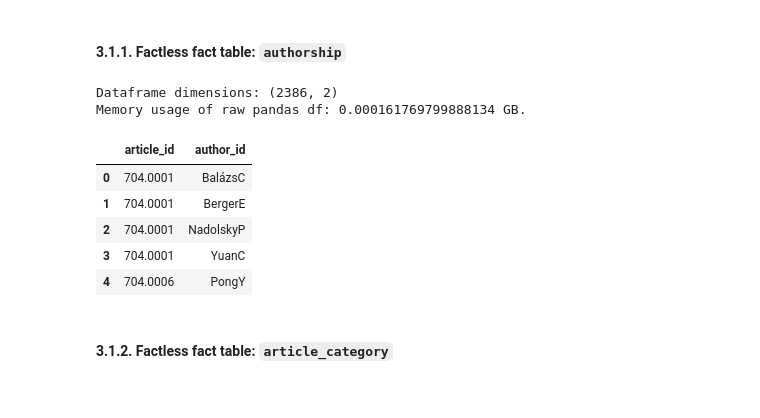
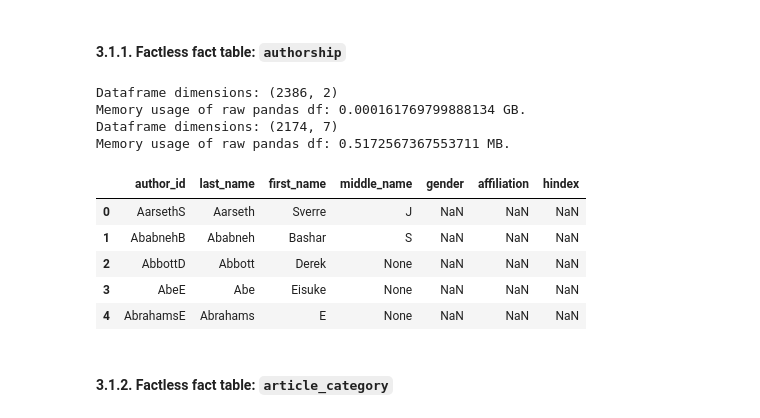
Before and after one commit to qetdr/research-data-pipeline, a Jupyter notebook: 0_DE_Project_RawToDWH.ipynb, the cells around one changed output. Cells and saved outputs as stored; diff of their text form; code cells hidden in the pictures.

Commit message:
merged the ETL of author and authorship

```diff
--- a/0_DE_Project_RawToDWH.ipynb
+++ b/0_DE_Project_RawToDWH.ipynb
@@ -205,40 +202,65 @@ df.head()
 ## NB! Creating `authorship_raw` - for later authors extraction
 authorship_raw = df[['id', 'authors_parsed']].set_index('id')
 authorship_raw['n_authors'] = authorship_raw['authors_parsed'].str.len()
 authorship_raw = pd.DataFrame(authorship_raw['authors_parsed'].explode()).reset_index()
 
 # Create additional columns: last_name, first_name, middle_name
 authorship_raw['last_name'] = authorship_raw['authors_parsed'].str[0]
 authorship_raw[['first_name','middle_name']] = authorship_raw['authors_parsed'].str[1].str.split(' ', expand = True).loc[:,0:1]
 # Drop the redundant column
 authorship_raw = authorship_raw.drop(columns = 'authors_parsed')
 
 # Clean up names (remove interpunctuation)
 authorship_raw['last_name'] = authorship_raw['last_name'].str.replace('[,.;-]', '', regex=True)
 authorship_raw['first_name'] = authorship_raw['first_name'].str.replace('[,.;-]', '', regex=True)
 authorship_raw['middle_name'] = authorship_raw['middle_name'].str.replace('[,.;-]', '', regex=True)
 
 # Author_identifier
 authorship_raw['author_id'] = authorship_raw['last_name'] + authorship_raw['first_name'].str[0]
 
 # Rename article id column
 authorship_raw = authorship_raw.rename({'id':'article_id'}, axis = 1)
 
+#### --- AUTHORSHIP TABLE --- ####
 # Final authorship table
 authorship = authorship_raw.drop(columns = ['last_name', 'first_name', 'middle_name'])
 
 print(f'Dataframe dimensions: {authorship.shape}')
 print(f'Memory usage of raw pandas df: {authorship.memory_usage(deep = True).sum()/1024/1024/1024} GB.')
-authorship.head()
+
+
+#### --- AUTHOR TABLE --- ####
+# Create the table from the `authorship` table
+author = authorship_raw[['author_id', 'last_name', 'first_name', 'middle_name']]
+
+# Drop duplicates
+author.drop_duplicates(keep=False,inplace=True)
+
+# Add the `gender` column to be augmented
+author['gender'] = np.nan
+author['affiliation'] = np.nan
+author['hindex'] = np.nan
+
+# Sort alphabetically by last name
+author = author.sort_values('author_id').reset_index(drop = True)
+
+# Final table
+print(f'Dataframe dimensions: {author.shape}')
+print(f'Memory usage of raw pandas df: {author.memory_usage(deep = True).sum()/1024/1024} MB.')
+author.head()
+
+#authorship.head()
 # %% [output]
 Dataframe dimensions: (2386, 2)
 Memory usage of raw pandas df: 0.000161769799888134 GB.
+Dataframe dimensions: (2174, 7)
+Memory usage of raw pandas df: 0.5172567367553711 MB.
-|  | article_id | author_id |
-| 0 | 704.0001 | BalázsC |
-| 1 | 704.0001 | BergerE |
-| 2 | 704.0001 | NadolskyP |
-| 3 | 704.0001 | YuanC |
-| 4 | 704.0006 | PongY |
+|  | author_id | last_name | first_name | middle_name | gender | affiliation | hindex |
+| 0 | AarsethS | Aarseth | Sverre | J | NaN | NaN | NaN |
+| 1 | AbabnehB | Ababneh | Bashar | S | NaN | NaN | NaN |
+| 2 | AbbottD | Abbott | Derek | None | NaN | NaN | NaN |
+| 3 | AbeE | Abe | Eisuke | None | NaN | NaN | NaN |
+| 4 | AbrahamsE | Abrahams | E | None | NaN | NaN | NaN |
 # %% [markdown]
 #### 3.1.2. Factless fact table: `article_category`
 # %%
```
Also changed, not shown: parts of 6 cells of this notebook.
